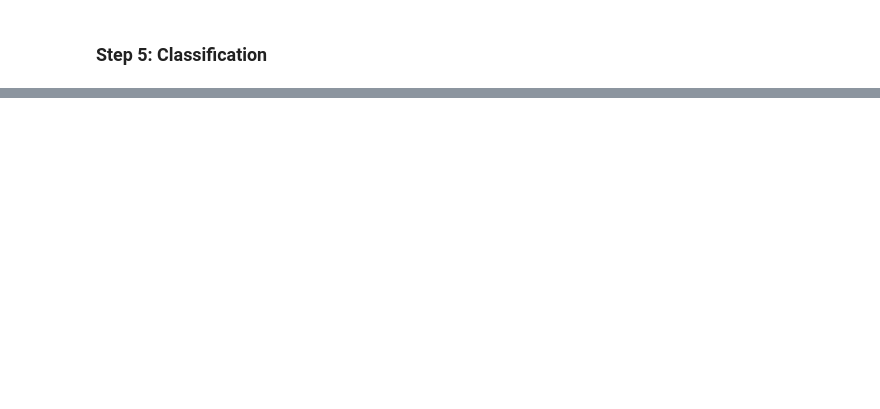
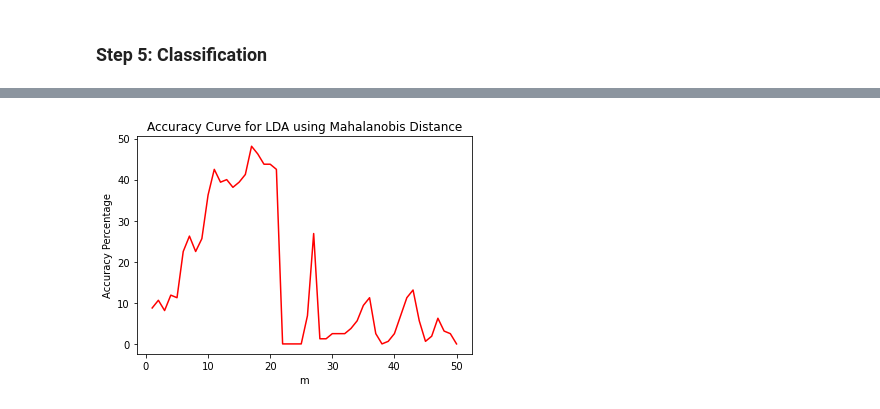
Before and after one commit to ajaybiswas22/LDA_Face_Recognition, a Jupyter notebook: src/lda_face_recognition.ipynb, the cells around one changed output, grey strips where cells are left out. Saved outputs shown, nothing was run; the diff lists cells and outputs as text; code cells hidden in the pictures; blank space fills up the shorter version.

```diff
--- a/src/lda_face_recognition.ipynb
+++ b/src/lda_face_recognition.ipynb
@@ -206,8 +212,9 @@ def euclidean_distance(p1,p2):
     return distance
 # %%
 def mahalanobis_distance(p1,p2,X):
+    # X is inverse cov matrix
 
-    distance = np.dot(np.dot((p1-p2),np.linalg.inv(surrogate_cov(X))),(p1-p2).T)
+    distance = np.dot(np.dot((p1-p2),X),(p1-p2).T)
     return distance
 # %% [markdown]
 ## Testing Phase
@@ -286,41 +295,41 @@ plt.show()
 # %%
 # true labels
-trueLabels = np.arange(0,test_size*total_person)
-trueLabels = (trueLabels//test_size)
+trueLabels_2 = np.arange(0,q)
+trueLabels_2 = (trueLabels_2//test_size)
 
-accuracy_curve = []
+accuracy_curve_2 = []
 
-PFTI_T = Projected_Fisher_Test_Img.T
-FF_T = FF.T
-
-for m in range(1,101):
+for m in range(1,51):
 
     # minimum distance
     min_dist = 999999999
 
-    distances = [0]*q
-    classes = [0]*q
+    distances_2 = [0]*q
+    classes_2 = [0]*q
 
+    cov_m = np.linalg.inv(surrogate_cov(FF[:,0:m]))
     i = 0
     for sign_test in PFTI_T:
         j = 0
         for sign_train in FF_T:
-            dist = mahalanobis_distance(sign_test[0:m],sign_train[0:m],FF[:,0:m])
+            dist = mahalanobis_distance(sign_test[0:m],sign_train[0:m],cov_m)
             if(dist < min_dist):
                 min_dist = dist
                 label = j
             j+=1
 
-        distances[i] = min_dist
-        classes[i] = (label//train_size) # each person testset contains 4 images
+        distances_2[i] = min_dist
+        classes_2[i] = (label//train_size)
         i+=1
         min_dist = 99999999
 
-    accuracy = accuracy_rate(trueLabels,classes)
-    accuracy_curve.append(accuracy)
+    accuracy = accuracy_rate(trueLabels_2,classes_2)
+    accuracy_curve_2.append(accuracy)
 # %%
-plt.plot(np.arange(1,101), accuracy_curve, color ="red")
-plt.title("Accuracy Curve")
+plt.plot(np.arange(1,51), accuracy_curve_2, color ="red")
+plt.title("Accuracy Curve for LDA using Mahalanobis Distance")
 plt.xlabel("m")
 plt.ylabel("Accuracy Percentage")
 plt.show()
+# %% [output]
+[figure, added]
```
Also changed, not shown: parts of 16 cells of this notebook.
